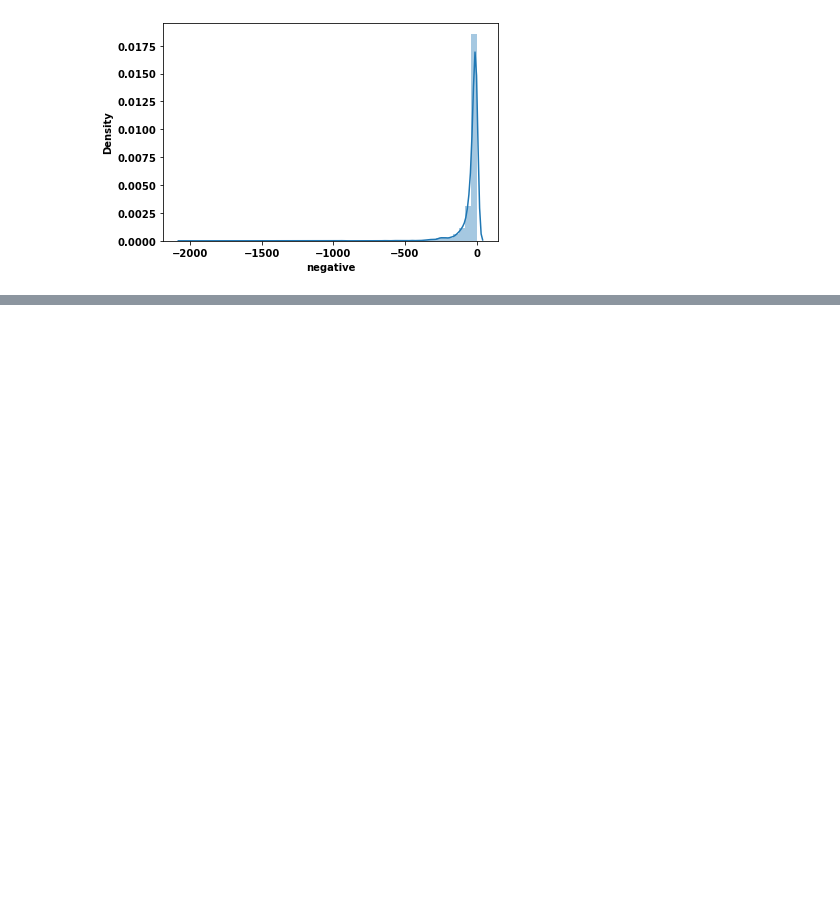
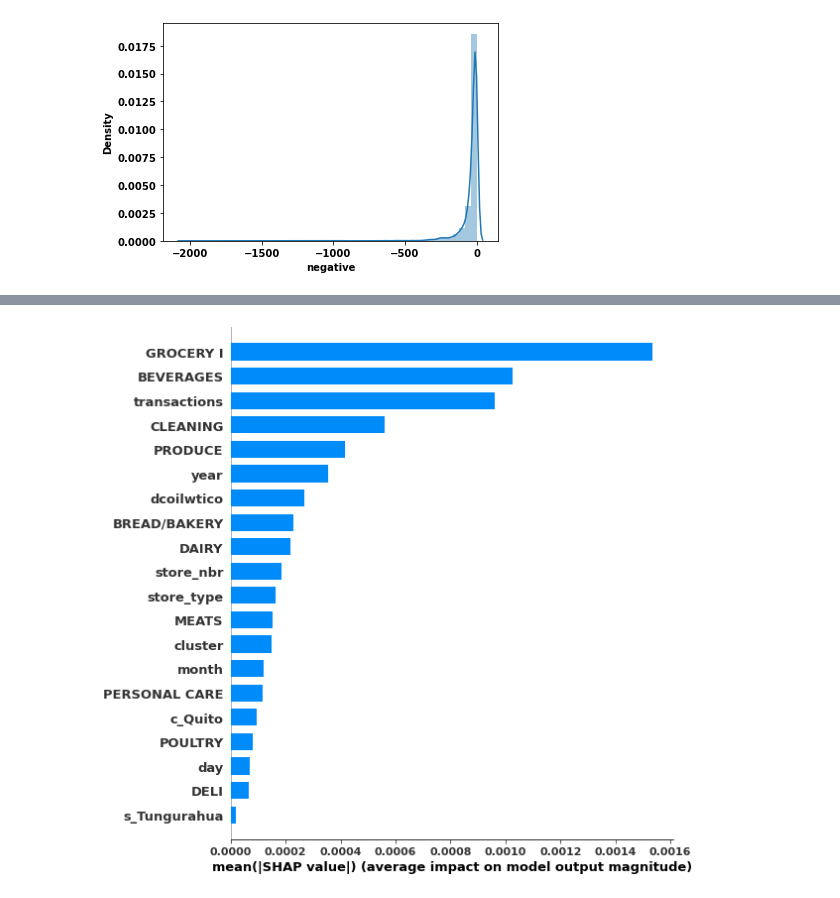
Before and after one commit to Ganeshatmuri/CorporacionFavorita, a Jupyter notebook: Corporacion Sales Prediction Models.ipynb, the cells around one changed output, grey strips where cells are left out. Cells and saved outputs as stored; diff of their text form; code cells hidden in the pictures; blank space fills up the shorter version.

```diff
--- a/Corporacion Sales Prediction Models.ipynb
+++ b/Corporacion Sales Prediction Models.ipynb
@@ -1281,0 +1316,4 @@ sns.distplot(error['negative'])
+# %%
+shap.summary_plot(shap_values, X_sampled, plot_type="bar")
+# %% [output]
+[figure, added]
```
Also changed, not shown: parts of 35 cells of this notebook.
